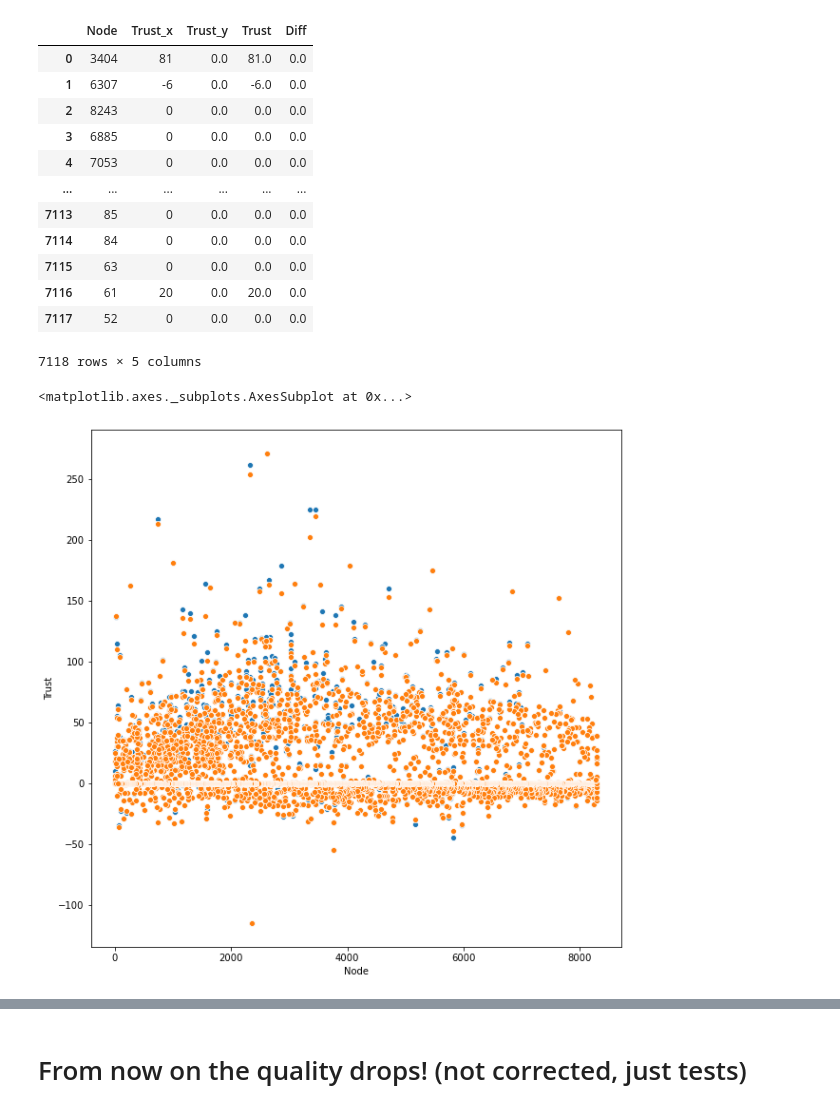
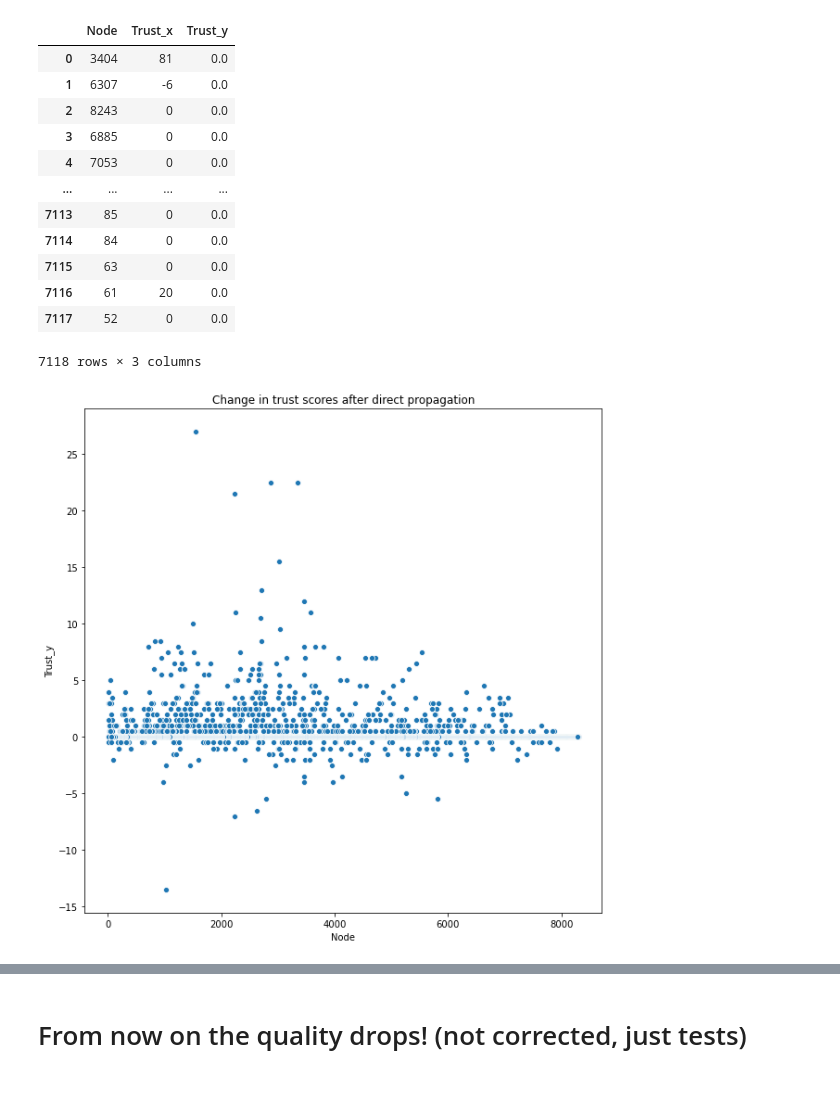
Before and after one commit to SachaKor/ADA-P4, a Jupyter notebook: ADA-P4-creative-extension.ipynb, the cells around one changed output, grey strips where cells are left out. Cells and saved outputs as stored; diff of their text form; code cells hidden in the pictures.

```diff
--- a/ADA-P4-creative-extension.ipynb
+++ b/ADA-P4-creative-extension.ipynb
@@ -116,9 +97,6 @@ Function to calculate the trust score
 def trust_dispenser(G):
 
     trust = []
-
-
-    m = {v: i for i, v in enumerate(G)}
 
     for v in G:
         count = 0;
@@ -232,7 +210,7 @@ def direct_propagation(G, df):
                             if V>U:
 
                                 propagation.append([v, u, -0.5])
-                            else:
+                            if V<U:
 
                                 propagation.append([v, u, 0.5])
 
@@ -292,28 +260,26 @@ Merge the dataframes
 '''
 
 wiki_direct_df = trustscore_df.merge(propagation_dir_df, how = 'left', left_on = 'Node', right_on = 'Node').fillna(0)
-wiki_direct_df['Trust'] = (wiki_direct_df.Trust_x + wiki_direct_df.Trust_y)
-wiki_direct_df['Diff'] = (wiki_direct_df.Trust - trustscore_df.Trust)
 wiki_direct_df
 # %% [output]
-|  | Node | Trust_x | Trust_y | Trust | Diff |
-| 0 | 3404 | 81 | 0.0 | 81.0 | 0.0 |
-| 1 | 6307 | -6 | 0.0 | -6.0 | 0.0 |
-| 2 | 8243 | 0 | 0.0 | 0.0 | 0.0 |
-| 3 | 6885 | 0 | 0.0 | 0.0 | 0.0 |
-| 4 | 7053 | 0 | 0.0 | 0.0 | 0.0 |
-| ... | ... | ... | ... | ... | ... |
-| 7113 | 85 | 0 | 0.0 | 0.0 | 0.0 |
-| 7114 | 84 | 0 | 0.0 | 0.0 | 0.0 |
-| 7115 | 63 | 0 | 0.0 | 0.0 | 0.0 |
-| 7116 | 61 | 20 | 0.0 | 20.0 | 0.0 |
-| 7117 | 52 | 0 | 0.0 | 0.0 | 0.0 |
+|  | Node | Trust_x | Trust_y |
+| 0 | 3404 | 81 | 0.0 |
+| 1 | 6307 | -6 | 0.0 |
+| 2 | 8243 | 0 | 0.0 |
+| 3 | 6885 | 0 | 0.0 |
+| 4 | 7053 | 0 | 0.0 |
+| ... | ... | ... | ... |
+| 7113 | 85 | 0 | 0.0 |
+| 7114 | 84 | 0 | 0.0 |
+| 7115 | 63 | 0 | 0.0 |
+| 7116 | 61 | 20 | 0.0 |
+| 7117 | 52 | 0 | 0.0 |
-7118 rows × 5 columns
+7118 rows × 3 columns
 # %%
 plt.figure(figsize = (10,10))
 
-sns.scatterplot(x= 'Node', y="Trust", data=wiki_direct_df)
-sns.scatterplot(x= 'Node', y="Trust", data=trustscore_df)
+ax = sns.scatterplot(x= 'Node', y="Trust_y", data=wiki_direct_df)
+ax.set_title('Change in trust scores after direct propagation')
+plt.show()
 # %% [output]
-<matplotlib.axes._subplots.AxesSubplot at 0x...>
-[figure, old version]
+[figure, new version]
```
Also changed, not shown: parts of 19 cells of this notebook, 1 other file.
